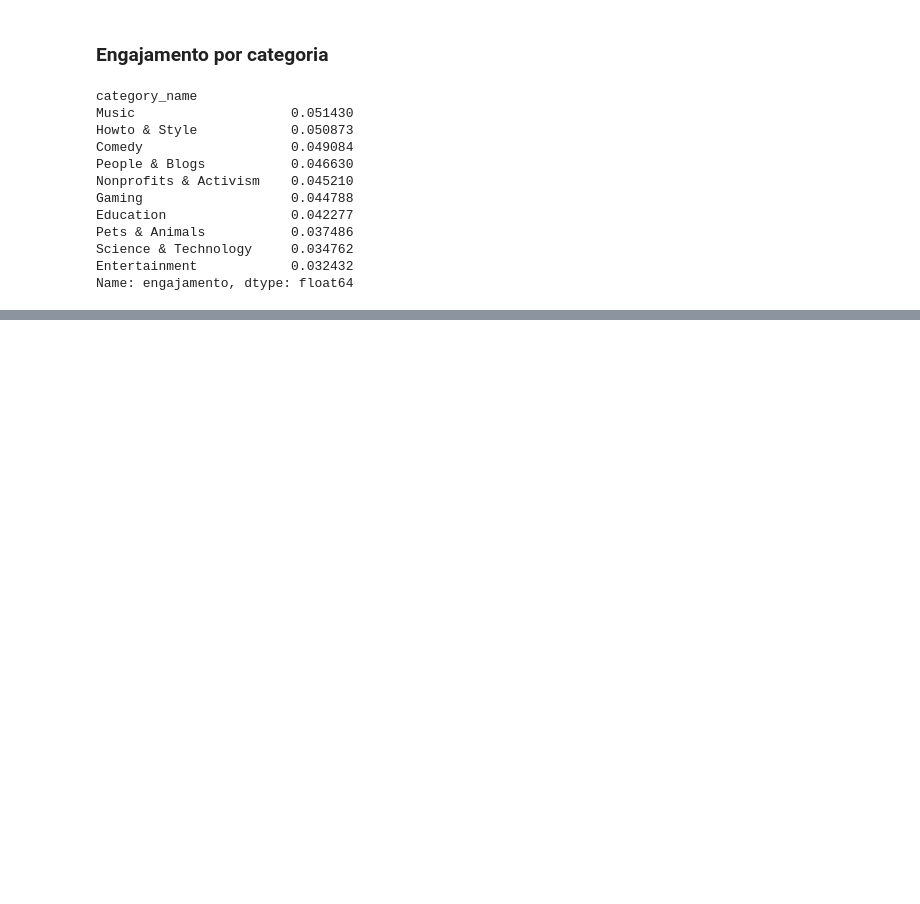
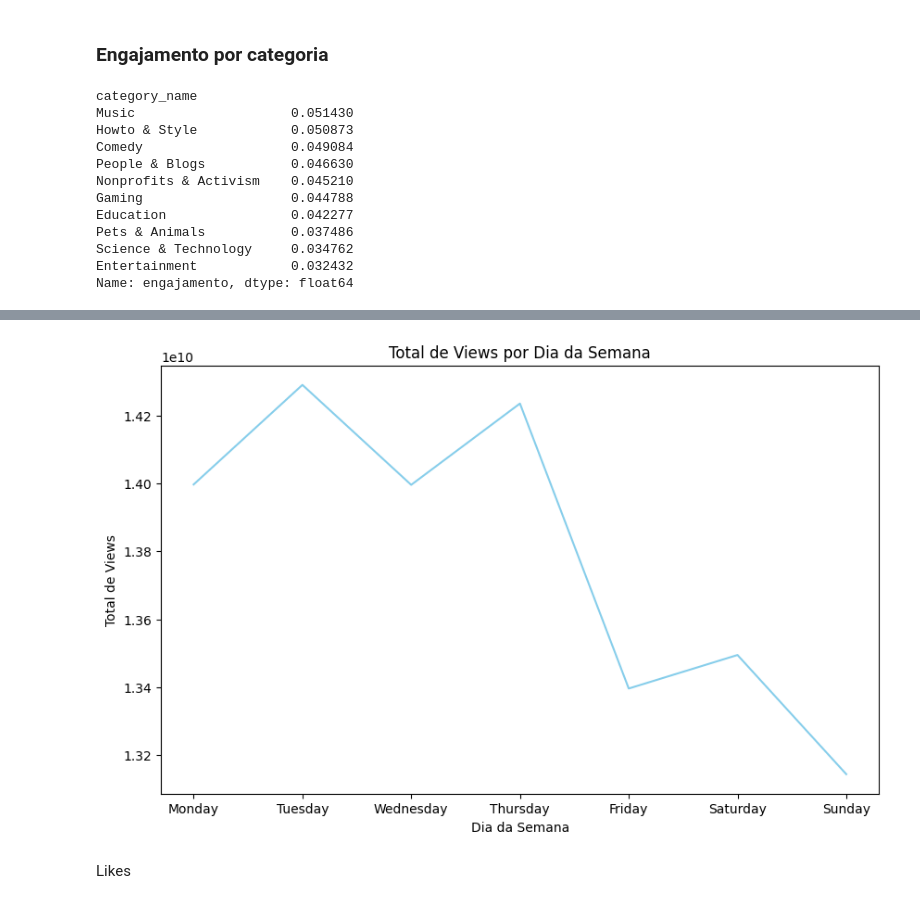
Before and after one commit to ingrid-sabino/youtube-trending-analytics, a Jupyter notebook: youtube-media.ipynb, the cells around one changed output, grey strips where cells are left out. Saved outputs shown, nothing was run; the diff lists cells and outputs as text; code cells hidden in the pictures; blank space fills up the shorter version.

```diff
--- a/youtube-media.ipynb
+++ b/youtube-media.ipynb
@@ -147,0 +167,21 @@ Name: engajamento, dtype: float64
+# %%
+# Agrupar por dia da semana e somar as visualizações
+views_by_day = df.groupby('day_of_week')['views'].sum().reset_index()
+
+# Ordenar os dias da semana na ordem correta
+days_order = ['Monday', 'Tuesday', 'Wednesday', 'Thursday', 'Friday', 'Saturday', 'Sunday']
+views_by_day['day_of_week'] = pd.Categorical(views_by_day['day_of_week'], categories=days_order, ordered=True)
+views_by_day = views_by_day.sort_values('day_of_week')
+# %%
+# Criar um gráfico de barras
+plt.figure(figsize=(10, 6))
+plt.plot(views_by_day['day_of_week'], views_by_day['views'], color='skyblue')
+plt.title('Total de Views por Dia da Semana')
+plt.xlabel('Dia da Semana')
+plt.ylabel('Total de Views')
+plt.xticks(rotation=0)
+plt.show()
+# %% [output]
+[figure, added]
+# %% [markdown]
+Likes
```
Also changed, not shown: parts of 15 cells of this notebook.
